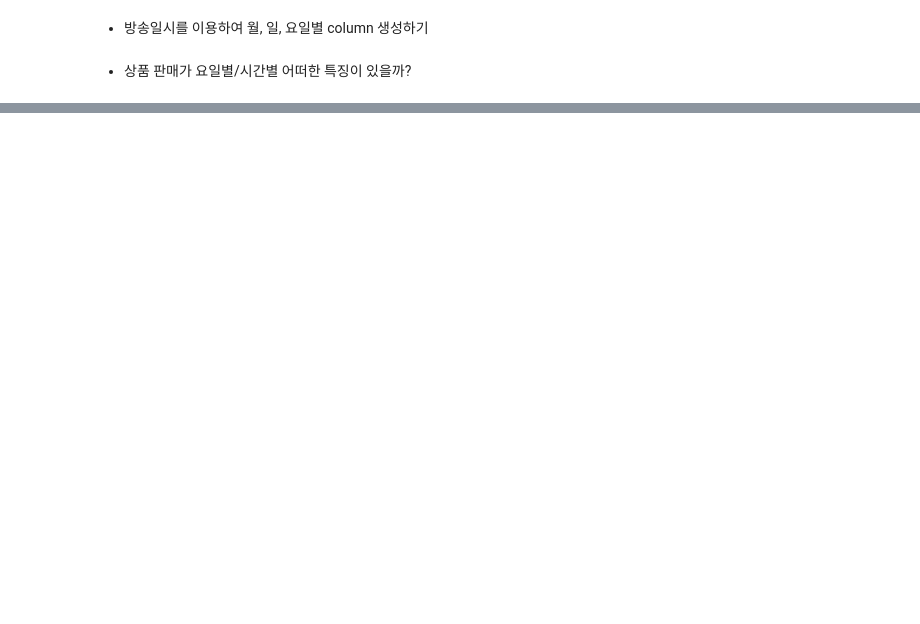
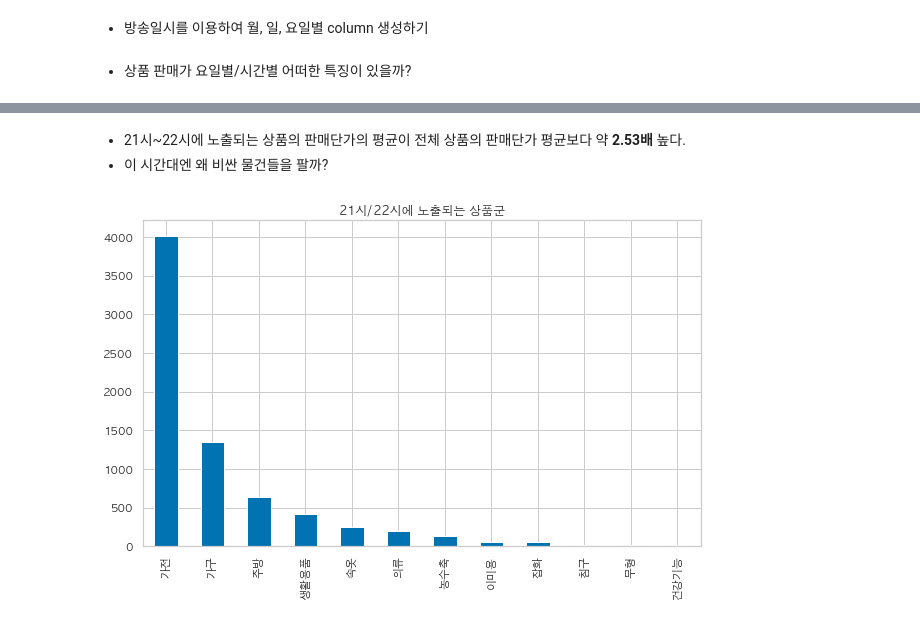
Before and after one commit to HongyeobKim/Project, a Jupyter notebook: NS-Shop/Data-Preparation-and-Exploration.ipynb, the cells around one changed output, grey strips where cells are left out. Saved outputs shown, nothing was run; the diff lists cells and outputs as text; code cells hidden in the pictures; blank space fills up the shorter version.

```diff
--- a/NS-Shop/Data-Preparation-and-Exploration.ipynb
+++ b/NS-Shop/Data-Preparation-and-Exploration.ipynb
@@ -384,0 +421,8 @@ meta.loc['방송_요일'] = ['input', 'date', 'True', sales_result_ds['방송_
+# %% [markdown]
+- 21시~22시에 노출되는 상품의 판매단가의 평균이 전체 상품의 판매단가 평균보다 약 __2.53배__ 높다.
+- 이 시간대엔 왜 비싼 물건들을 팔까?
+# %%
+sales_result_ds.loc[(sales_result_ds['방송_시간'] == 21) | (sales_result_ds['방송_시간'] == 22)]['상품군'].value_counts().plot(kind = 'bar', title = '21시/22시에 노출되는 상품군', figsize = (10,6))
+plt.show()
+# %% [output]
+[figure, added]
```
Also changed, not shown: parts of 15 cells of this notebook.
